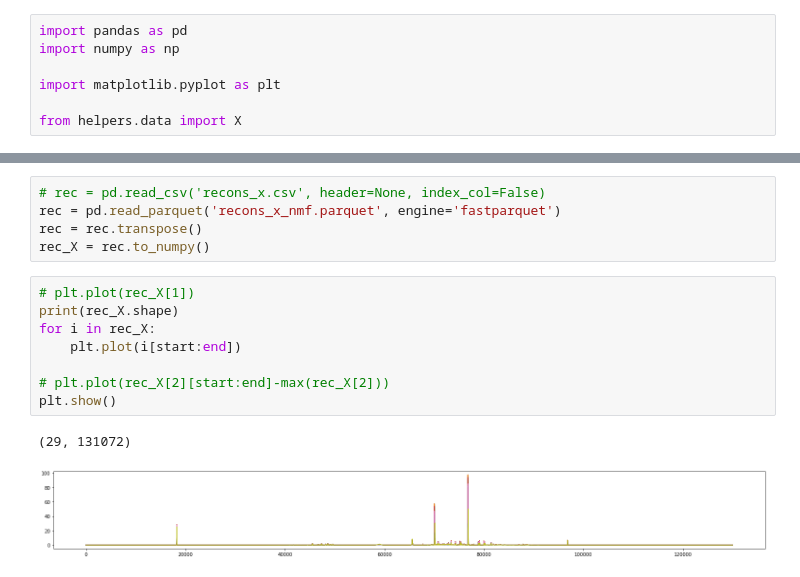
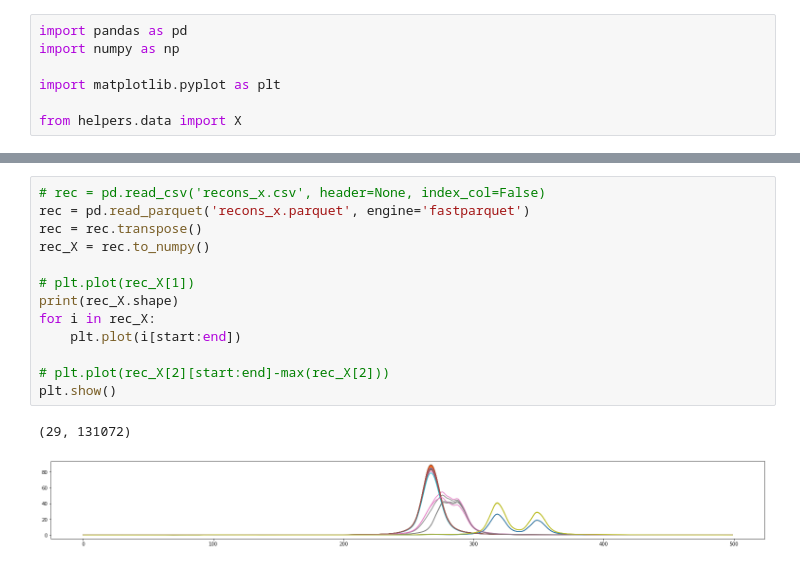
Before and after one commit to AlexanderVoldby/02466Fagprojekt2023, a Jupyter notebook: plot.ipynb, the cells around one changed output, grey strips where cells are left out. Saved outputs shown, nothing was run; the diff lists cells and outputs as text.

```diff
--- a/plot.ipynb
+++ b/plot.ipynb
@@ -23,16 +23,16 @@ print(np.min(X))
 # %%
 # rec = pd.read_csv('recons_x.csv', header=None, index_col=False)
-rec = pd.read_parquet('recons_x_nmf.parquet', engine='fastparquet')
+rec = pd.read_parquet('recons_x.parquet', engine='fastparquet')
 rec = rec.transpose()
 rec_X = rec.to_numpy()
+
+# plt.plot(rec_X[1])
+print(rec_X.shape)
+for i in rec_X:
+    plt.plot(i[start:end])
+
+# plt.plot(rec_X[2][start:end]-max(rec_X[2]))
+plt.show()
+# %% [output]
+(29, 131072)
+[figure, added]
-# %%
-# plt.plot(rec_X[1])
-print(rec_X.shape)
-for i in rec_X:
-    plt.plot(i[start:end])
-
-# plt.plot(rec_X[2][start:end]-max(rec_X[2]))
-plt.show()
-# %% [output]
-(29, 131072)
-[figure, removed]
```
Also changed, not shown: parts of 1 cell of this notebook, 7 other files.
